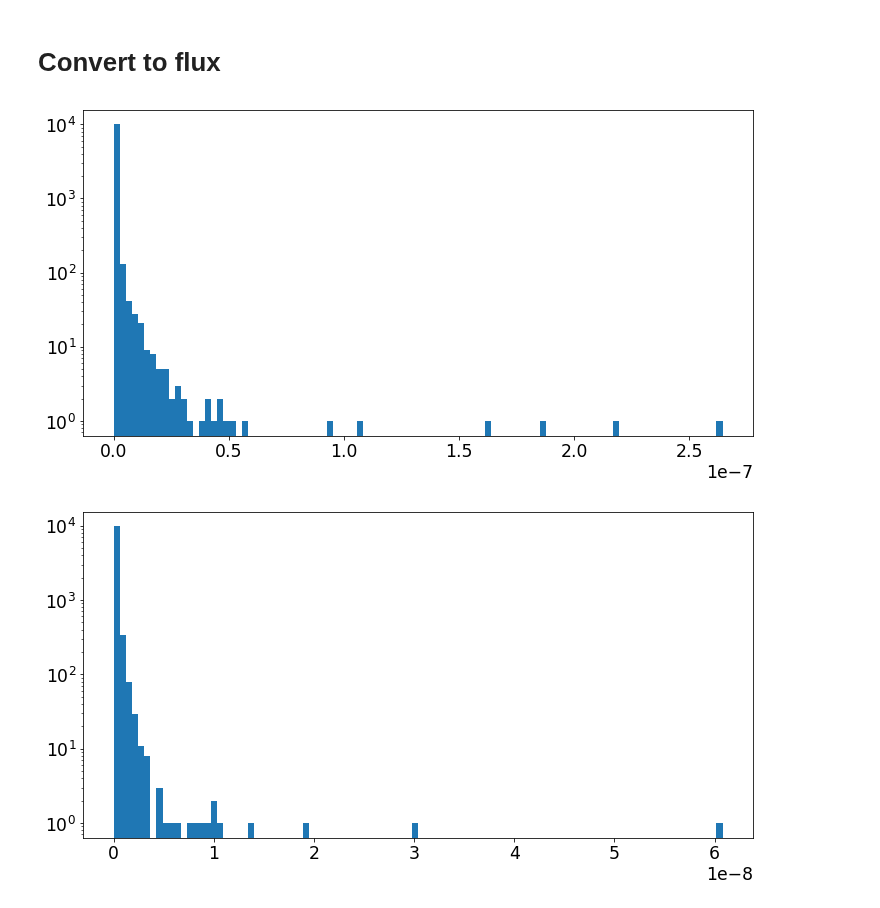
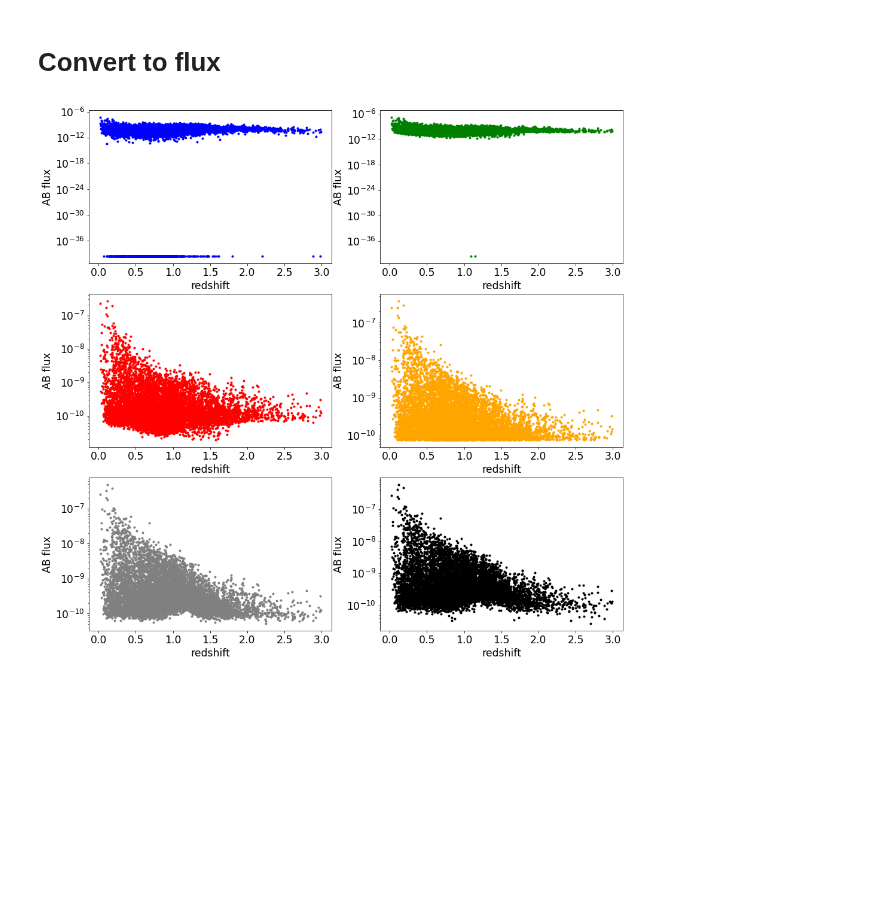
Before and after one commit to sylvielsstfr/MyDockerTools, a Jupyter notebook: UbuntuAnacondaDelightRail/notebooks/analysis_input_rail/Dumphdf5InputFiles.ipynb, the cells around one changed output. Saved outputs shown, nothing was run; the diff lists cells and outputs as text; code cells hidden in the pictures; blank space fills up the shorter version.

Commit message:
add compareFluxRedshift

```diff
--- a/UbuntuAnacondaDelightRail/notebooks/analysis_input_rail/Dumphdf5InputFiles.ipynb
+++ b/UbuntuAnacondaDelightRail/notebooks/analysis_input_rail/Dumphdf5InputFiles.ipynb
@@ -265,11 +265,6 @@ flux_r_lsst=np.power(10,-0.4*mag_r_lsst)
 flux_u_lsst=np.power(10,-0.4*mag_u_lsst)
 flux_y_lsst=np.power(10,-0.4*mag_y_lsst)
 flux_z_lsst=np.power(10,-0.4*mag_z_lsst)
-# %%
-plt.hist(flux_r_lsst,bins=100)
-plt.yscale('log')
-# %% [output]
-[figure, removed]
 # %%
 flux_err_u = mag_err_u_lsst*flux_u_lsst
 flux_err_g = mag_err_g_lsst*flux_g_lsst
@@ -277,8 +272,30 @@ flux_err_r = mag_err_r_lsst*flux_r_lsst
 flux_err_i = mag_err_i_lsst*flux_i_lsst
 flux_err_z = mag_err_z_lsst*flux_z_lsst
 flux_err_y = mag_err_y_lsst*flux_y_lsst
-# %%
-plt.hist(flux_u_lsst,bins=100);
-plt.yscale("log")
-# %% [output]
-[figure, removed]
+# %%
+ncol=2
+nrow=3
+fig, axes = plt.subplots(nrow, ncol,figsize=(16,16))
+
+for ifilt in np.arange(6):
+    ix=ifilt//3
+    iy=ifilt-ix*3
+
+    if ifilt==0:
+        axes[0,0].scatter(redshift,flux_u_lsst,marker=".",label="band u",color="b")
+    elif ifilt==1:
+        axes[0,1].scatter(redshift,flux_g_lsst,marker=".",label="band g",color="g")
+    elif ifilt==2:
+        axes[1,0].scatter(redshift,flux_r_lsst,marker=".",label="band r",color="r")
+    elif ifilt==3:
+        axes[1,1].scatter(redshift,flux_i_lsst,marker=".",label="band i",color="orange")
+    elif ifilt==4:
+        axes[2,0].scatter(redshift,flux_z_lsst,marker=".",label="band z",color="grey")
+    elif ifilt==5:
+        axes[2,1].scatter(redshift,flux_y_lsst,marker=".",label="band y",color="k")
+
+    axes[iy,ix].set_yscale("log")
+    axes[iy,ix].set_xlabel("redshift")
+    axes[iy,ix].set_ylabel("AB flux")
+# %% [output]
+[figure, added]
```
Also changed, not shown: parts of 2 cells of this notebook, 2 other files.
